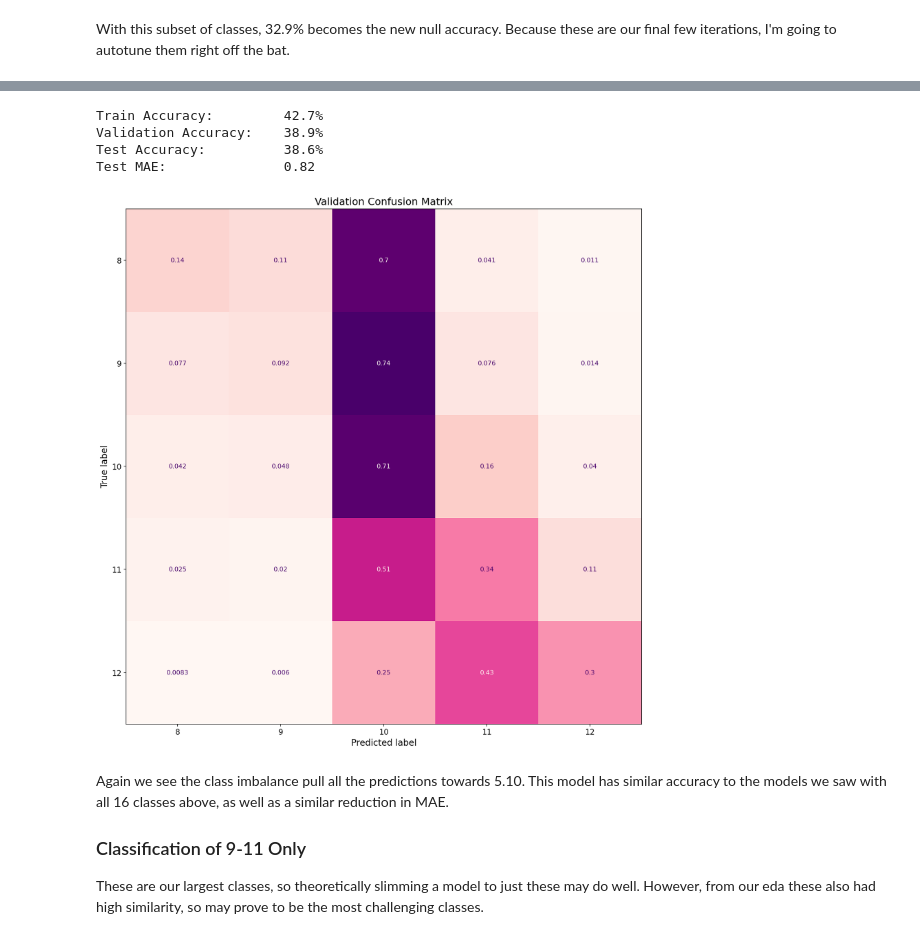
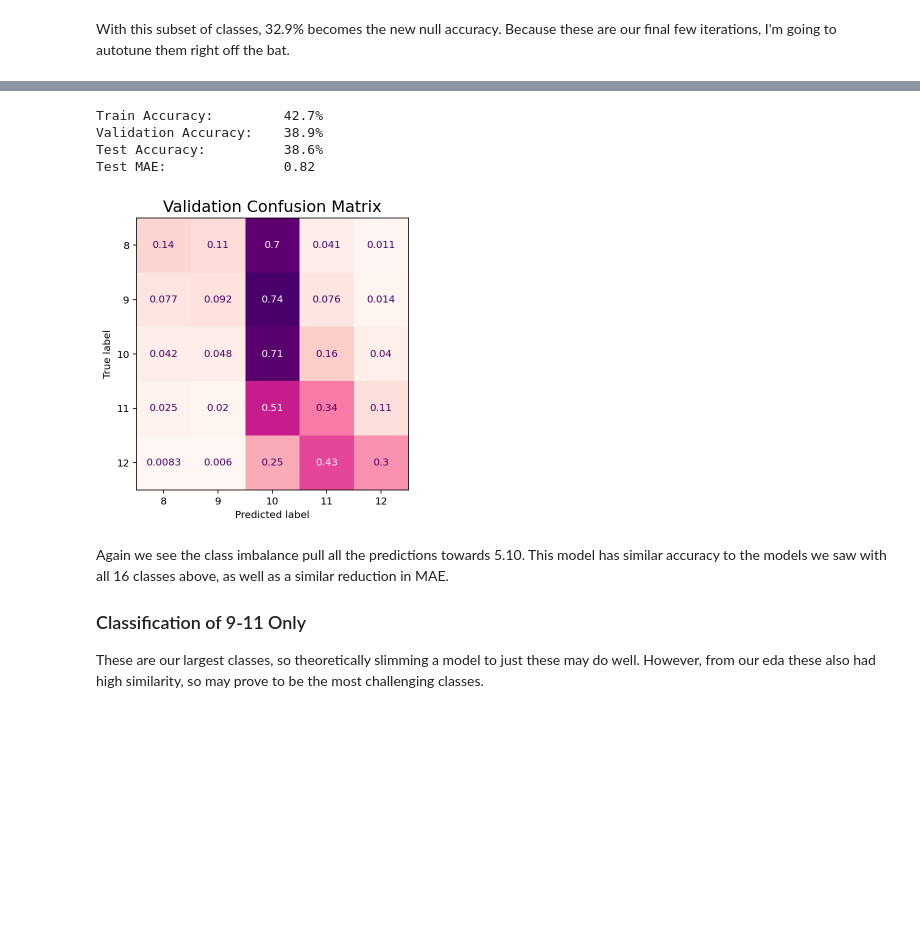
Before and after one commit to alincol/GA-Capstone, a Jupyter notebook: 3-modeling.ipynb, the cells around one changed output, grey strips where cells are left out. Saved outputs shown, nothing was run; the diff lists cells and outputs as text; code cells hidden in the pictures; blank space fills up the shorter version.

```diff
--- a/3-modeling.ipynb
+++ b/3-modeling.ipynb
@@ -45,7 +45,7 @@ test = pd.read_csv("./data/test.csv")
 ## fastText Modeling Function
 Because set pre-processing needs to be done for every run of the fastText model, and I planned to change the input text features as a best-bet for improving the modeling, I wanted to create a consistent function that could be run on the data each time. I am using the loss funtion "hs", or hierarchical softmax, because it runs faster.
 # %%
-def run_fasttext(train, val, test, target_col, x_cols, autotune=None, wordNgrams=1, dim=100, confusion_matrix=None):
+def run_fasttext(train, val, test, target_col, x_cols, autotune=None, wordNgrams=1, dim=100, confusion_matrix=None, plotsize=15):
     """
     Creates a fastText model trained and evaluated on the given DataFrames with the given endogenous and exogenous variables
     target_col should be a single column name
@@ -64,10 +64,10 @@ def run_fasttext(train, val, test, target_col, x_cols, autotune=None, wordNgrams
     val[['target', 'exog']].to_csv("./data/val.txt", header=False, index=False, sep=" ")
     test[['target', 'exog']].to_csv("./data/test.txt", header=False, index=False, sep=" ")
 
-    #train - thread makes results reproducible - https://fasttext.cc/docs/en/faqs.html
-    #autotune finds the right hyperparameters for us - https://fasttext.cc/docs/en/autotune.html
+    #train model
+    #thread parameter makes results reproducible - https://fasttext.cc/docs/en/faqs.html
     if autotune:
-
+        #autotune finds the right hyperparameters for us - https://fasttext.cc/docs/en/autotune.html
         model = fasttext.train_supervised(input='./data/train.txt',  thread=1, loss='hs', autotuneValidationFile="./data/val.txt", autotuneDuration=600)
     else:
         model = fasttext.train_supervised(input="./data/train.txt", thread=1, loss='hs', dim=dim, wordNgrams=wordNgrams)
@@ -96,7 +96,7 @@ def run_fasttext(train, val, test, target_col, x_cols, autotune=None, wordNgrams
                       "val" : val[target_col],
                       "test" : test[target_col]
                      }
-        display_confusion_matrix(y_train.map(lambda x: int(x[9:])), y_val.map(lambda x: int(x[9:])), y_test.map(lambda x: int(x[9:])), true=true_y_map[confusion_matrix], matrix_type=confusion_matrix)
+        display_confusion_matrix(y_train.map(lambda x: int(x[9:])), y_val.map(lambda x: int(x[9:])), y_test.map(lambda x: int(x[9:])), true_y=true_y_map[confusion_matrix], matrix_type=confusion_matrix, plotsize=plotsize)
 
     return model #, y_train.map(lambda x: int(x[9:])), y_val.map(lambda x: int(x[9:])), y_test.map(lambda x: int(x[9:]))
 # %%
@@ -280,4 +282,7 @@ Removal of the top 20 most frequent words has slightly increased over-fitting, w
 # %%
+#instantiate spacy model
+nlp = spacy.load('en_core_web_lg',disable=['ner'])
+
 #remove smaller amount of stop words
 words_to_remove = {"right " : " ",
                    "left " : " ",
@@ -721,7 +723,8 @@ run_fasttext(new_train.loc[new_train[(new_train['grade_reduced'] >= 8) & (new_tr
              'grade_reduced',
              ['lemmatized_text_combined'],
              confusion_matrix = 'val',
-             autotune=True);
+             autotune=True,
+             plotsize=5);
 # %% [output]
 Warning : loss is manually set to a specific value. It will not be automatically optimized.
 Progress: 100.0% Trials:   18 Best score:  0.390533 ETA:   0h 0m 0s
@@ -733,8 +736,8 @@ Progress: 100.0% words/sec/thread:  215500 lr:  0.000000 avg.loss:  1.338609 ETA
 Train Accuracy:         42.7%
 Validation Accuracy:    38.9%
 Test Accuracy:          38.6%
 Test MAE:               0.82
-[figure, old version]
+[figure, new version]
 # %% [markdown]
 Again we see the class imbalance pull all the predictions towards 5.10. This model has similar accuracy to the models we saw with all 16 classes above, as well as a similar reduction in MAE.
 
```
Also changed, not shown: parts of 33 cells of this notebook, 4 other files.
